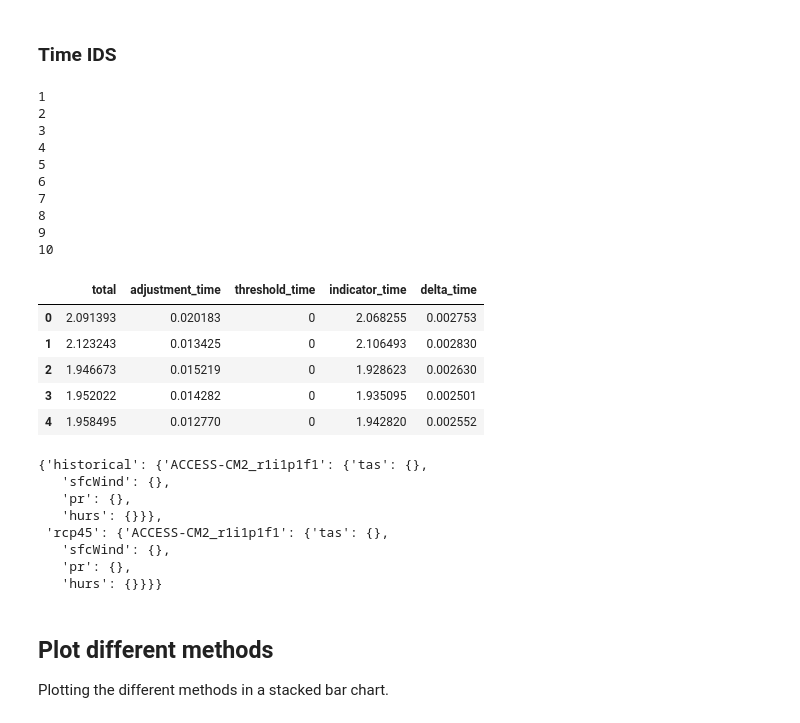
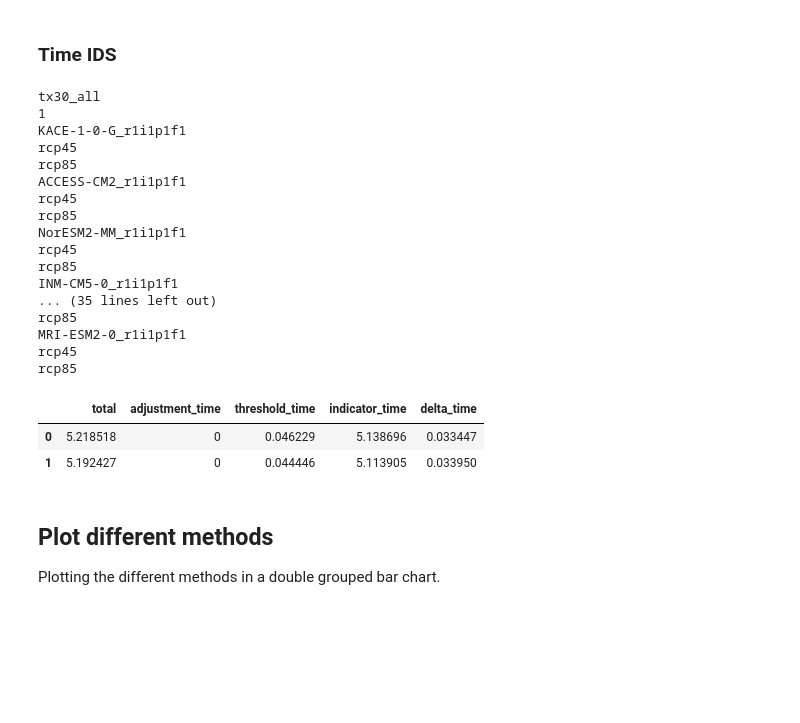
Before and after one commit to Lobelia-Earth/xids, a Jupyter notebook: notebooks/benchmark.ipynb, the cells around one changed output. Drawn from its saved outputs; the diff is of its cells as text; code cells hidden in the pictures; blank space fills up the shorter version.

Commit message:
Add linear scaling and doulble grouped chart

```diff
--- a/notebooks/benchmark.ipynb
+++ b/notebooks/benchmark.ipynb
@@ -302,7 +279,9 @@ def compute_with_qdm(config):
 ### Time QDM
 # %%
 data = []
-for i in range(1, 11):
+print(configname)
+for i in range(1, 5):
+    print(i)
     total_start = perf_counter()
     adj_time, indicator_time = compute_with_qdm(configs[configname])
     total_end = perf_counter()
@@ -400,7 +383,7 @@ def compute_with_isimip(config):
 
     indicator_start = perf_counter()
     for ind_conf in config['indicators']:
-        ind_hist, ind_fut = compute_indicator(adjusted,ind_conf, config['models'], config['scenarios'])
+        ind_hist, ind_fut = compute_indicator(adjusted,ind_conf, config['models'], config['scenarios'], config['periods'])
 
     indicator_end = perf_counter()
 
@@ -409,7 +392,8 @@ def compute_with_isimip(config):
 ### Time ISIMIP
 # %%
 data = []
-for i in range(1, 11):
+print(configname)
+for i in range(1, 5):
     print(i)
     total_start = perf_counter()
     adj_time, indicator_time = compute_with_isimip(configs[configname])
@@ -553,18 +548,23 @@ def compute_with_ids(config):
             if 'threshold' in ind_conf:
                 threshold_start = perf_counter()
                 value, unit = ind_conf['threshold'].split(' ')
+                if len(ind_conf['variables'])>1:
+                    raise ValueError('IDS with threshold only defined for univariate functions')
+                threshold_variable = ind_conf['variables'][0]
                 kwargs['thresh'] = th.get_absolute_threshold(
-                    ref, hist.sel(scenario="historical"), float(value), unit, "absolute"
+                    ref[threshold_variable], hist[threshold_variable].sel(scenario="historical"), float(value), unit, "absolute"
                 ).compute()
 
                 threshold_time += perf_counter() - threshold_start
 
             indicator_hist_start = perf_counter()
+            print(model)
             ind_hist = func(**hist, **kwargs)
             indicator_time += perf_counter() - indicator_hist_start
 
             for scenario in config["scenarios"]:
                 indicator_fut_start = perf_counter()
+                print(scenario)
                 fut =  {variable: adjusted[scenario][model][variable] for variable in ind_conf['variables']}
 
                 ind_fut = []
@@ -589,62 +589,49 @@ def compute_with_ids(config):
 ### Time IDS
 # %%
 data = []
-for i in range(1, 11):
+print(configname)
+for i in range(1, 3):
     print(i)
     total_start = perf_counter()
     adjustment_time, threshold_time, indicator_time, delta_time = compute_with_ids(configs[configname])
     total_end = perf_counter()
     total = total_end - total_start
     data.append(
         {
             "total": total,
             "adjustment_time": adjustment_time,
             "threshold_time": threshold_time,
             "indicator_time": indicator_time,
             "delta_time": delta_time,
         }
     )
 
 ids_df = pd.DataFrame(data)
 
 ids_df.to_csv(save_path / f"ids_{configname}.csv", index=False)
 
 ids_df.head()
 # %% [output]
+tx30_all
 1
-2
-3
-4
-5
-6
-7
-8
-9
-10
+KACE-1-0-G_r1i1p1f1
+rcp45
+rcp85
+ACCESS-CM2_r1i1p1f1
+rcp45
+rcp85
+NorESM2-MM_r1i1p1f1
+rcp45
+rcp85
+INM-CM5-0_r1i1p1f1
+... (35 lines left out)
+rcp85
+MRI-ESM2-0_r1i1p1f1
+rcp45
+rcp85
 |  | total | adjustment_time | threshold_time | indicator_time | delta_time |
-| 0 | 2.091393 | 0.020183 | 0 | 2.068255 | 0.002753 |
-| 1 | 2.123243 | 0.013425 | 0 | 2.106493 | 0.002830 |
-| 2 | 1.946673 | 0.015219 | 0 | 1.928623 | 0.002630 |
-| 3 | 1.952022 | 0.014282 | 0 | 1.935095 | 0.002501 |
-| 4 | 1.958495 | 0.012770 | 0 | 1.942820 | 0.002552 |
+| 0 | 5.218518 | 0 | 0.046229 | 5.138696 | 0.033447 |
+| 1 | 5.192427 | 0 | 0.044446 | 5.113905 | 0.033950 |
-# %%
-config = configs[configname]
-{
-        scenario: {
-            model: {variable: {} for variable in config["variables"]}
-            for model in config["models"]
-        }
-        for scenario in ["historical", *config["scenarios"]]
-    }
-# %% [output]
-{'historical': {'ACCESS-CM2_r1i1p1f1': {'tas': {},
-   'sfcWind': {},
-   'pr': {},
-   'hurs': {}}},
- 'rcp45': {'ACCESS-CM2_r1i1p1f1': {'tas': {},
-   'sfcWind': {},
-   'pr': {},
-   'hurs': {}}}}
 # %% [markdown]
 ## Plot different methods
-Plotting the different methods in a stacked bar chart.
+Plotting the different methods in a double grouped bar chart.
```
Also changed, not shown: parts of 10 cells of this notebook.
